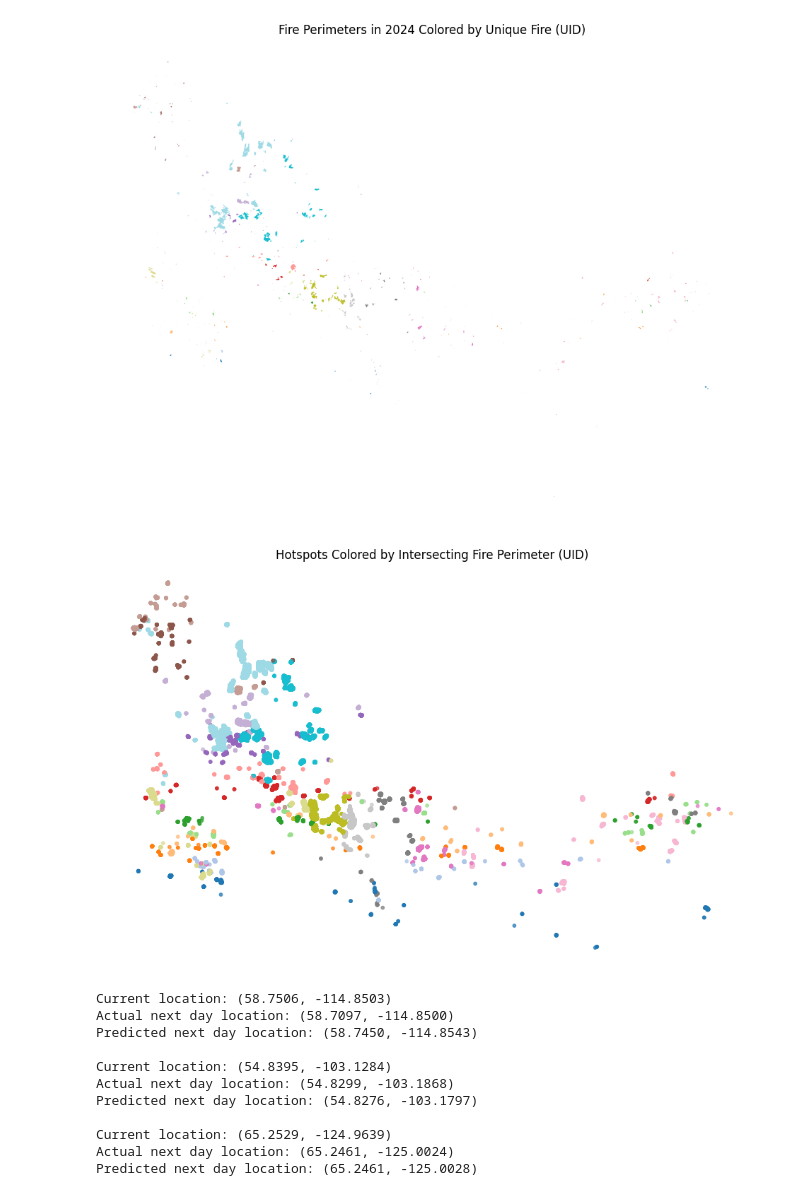
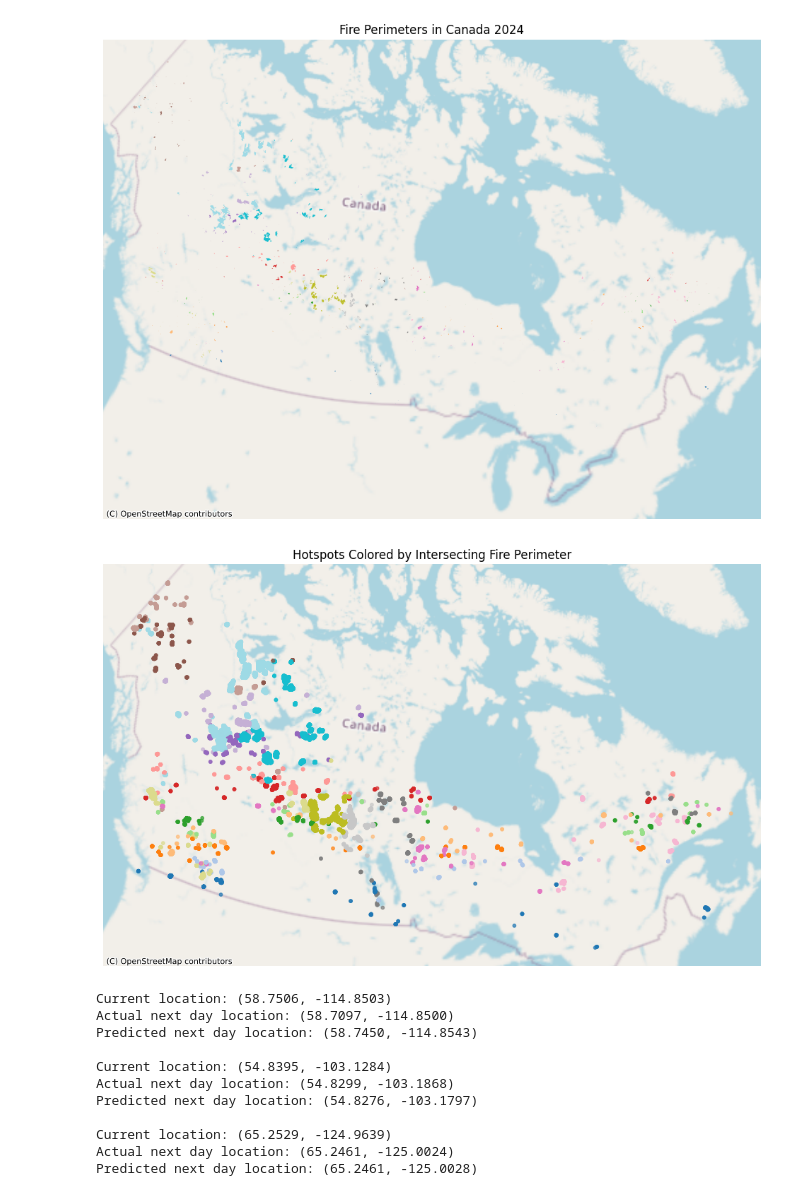
Before and after one commit to Markus8888888/Blaze-Watch, a Jupyter notebook: backend/training/FireModel.ipynb, the cells around one changed output. Cells and saved outputs as stored; diff of their text form; code cells hidden in the pictures.

Commit message:
added map background to ml

```diff
--- a/backend/training/FireModel.ipynb
+++ b/backend/training/FireModel.ipynb
@@ -32,7 +33,7 @@ hotspots_with_perimeter = gpd.sjoin(hotspots, perimeter, how="inner", predicate=
 # Count number of fire points per polygon UID
 counts = hotspots_with_perimeter.groupby("UID").size().reset_index(name="hotspot_count")
 
-# Join counts back to cc dataset
+# add a hotspot_count column for keeping track of how many hotspots there are per fire
 perimeter_with_counts = perimeter.merge(counts, on="UID", how="left")
 perimeter_with_counts["hotspot_count"] = perimeter_with_counts["hotspot_count"].fillna(0).astype(int)
 
@@ -45,32 +46,34 @@ perimeter_with_counts.plot(
     legend=False,
     cmap="tab20"
 )
+# set map as background
+cx.add_basemap(ax, crs=perimeter_with_counts.crs, source=cx.providers.OpenStreetMap.Mapnik)
 
-ax.set_title("Fire Perimeters in 2024 Colored by Unique Fire (UID)")
+ax.set_title("Fire Perimeters in Canada 2024")
 ax.axis("off")
 plt.show()
 # %% [output]
-[figure, old version]
+[figure, new version]
 # %%
-# Plot hotspot points, colored by respective fire groups
+# Plot hotspot points, colored by respective fire groups (determined by intersection)
 fig, ax = plt.subplots(figsize=(12, 12))
 
 hotspots_with_perimeter.plot(
     ax=ax,
     column="UID",
     categorical=True,
     legend=False,
     cmap="tab20",
     markersize=10,
     alpha=0.7
 )
 
-ax.set_title("Hotspots Colored by Intersecting Fire Perimeter (UID)")
+ax.set_title("Hotspots Colored by Intersecting Fire Perimeter")
 ax.axis("off")
-
+cx.add_basemap(ax, crs=perimeter_with_counts.crs, source=cx.providers.OpenStreetMap.Mapnik)
 plt.show()
 # %% [output]
-[figure, old version]
+[figure, new version]
 # %%
 # Load data
 fire = gpd.read_file("data_2024/hotspots/fire_archive_M-C61_629919.shp")
```
Also changed, not shown: parts of 1 cell of this notebook.
